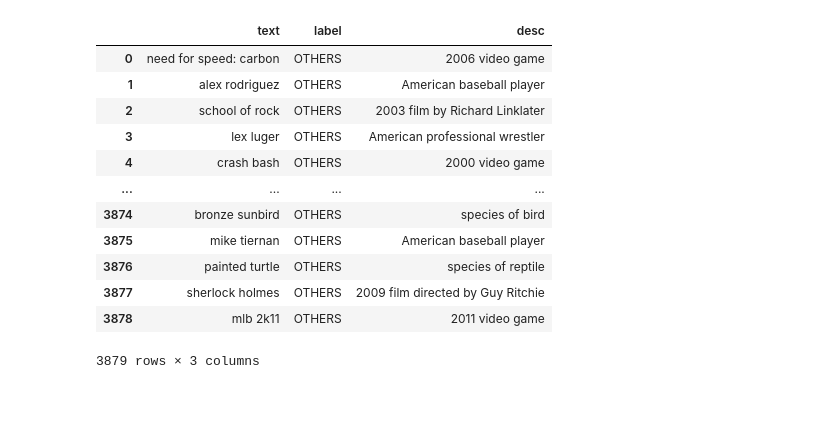
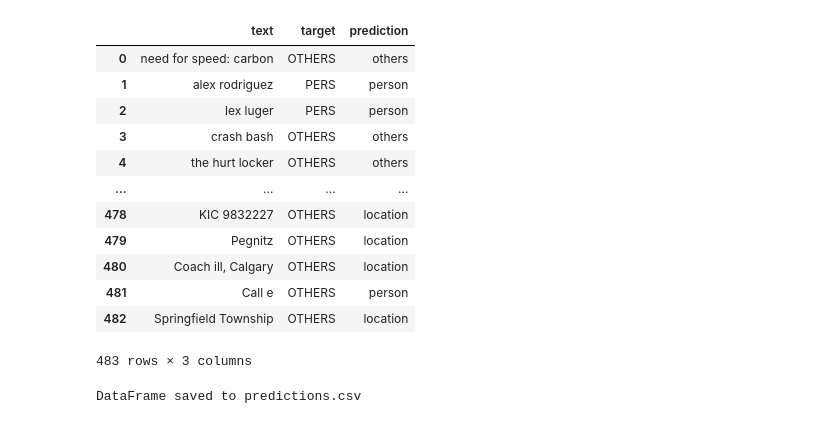
Before and after one commit to unimib-datAI/lamAPI, a Jupyter notebook: work/NE_lit_embeddings.ipynb, the cells around one changed output. Saved outputs shown, nothing was run; the diff lists cells and outputs as text; code cells hidden in the pictures.

Commit message:
GLINER model update

```diff
--- a/work/NE_lit_embeddings.ipynb
+++ b/work/NE_lit_embeddings.ipynb
@@ -10,16 +15,26 @@ module 'tensorflow' has no attribute 'data'
-# %%
-data
-# %% [output]
-|  | text | label | desc |
-| 0 | need for speed: carbon | OTHERS | 2006 video game |
-| 1 | alex rodriguez | OTHERS | American baseball player |
-| 2 | school of rock | OTHERS | 2003 film by Richard Linklater |
-| 3 | lex luger | OTHERS | American professional wrestler |
-| 4 | crash bash | OTHERS | 2000 video game |
-| ... | ... | ... | ... |
-| 3874 | bronze sunbird | OTHERS | species of bird |
-| 3875 | mike tiernan | OTHERS | American baseball player |
-| 3876 | painted turtle | OTHERS | species of reptile |
-| 3877 | sherlock holmes | OTHERS | 2009 film directed by Guy Ritchie |
-| 3878 | mlb 2k11 | OTHERS | 2011 video game |
-3879 rows × 3 columns
+# %%
+import pandas as pd
+
+csv_file_1 = './data/embedding_training_data/Round1_train.csv'
+csv_file_2 = './data/embedding_training_data/Round3_train.csv'
+csv_file_3 = './data/embedding_training_data/2T_train.csv'
+csv_file_4 = './data/embedding_training_data/HT2_train.csv'
+
+# Read the CSV files
+df1 = pd.read_csv(csv_file_1)
+df2 = pd.read_csv(csv_file_2)
+df3 = pd.read_csv(csv_file_3)
+df4 = pd.read_csv(csv_file_4)
+
+dataset = pd.concat([df1, df2, df3, df4], axis=0)
+# %%
+from gliner import GLiNER
+from collections import Counter
+import pandas as pd
+from tqdm import tqdm
+from multiprocessing import Pool
+
+# Assuming model is loaded
+model = GLiNER.from_pretrained("urchade/gliner_base")
+
+# 384 THE TOKEN LIMITS
@@ -25,0 +128,28 @@ data
+# %%
+df = pd.DataFrame(df)
+# %%
+df
+# %% [output]
+|  | text | target | prediction |
+| 0 | need for speed: carbon | OTHERS | others |
+| 1 | alex rodriguez | PERS | person |
+| 2 | lex luger | PERS | person |
+| 3 | crash bash | OTHERS | others |
+| 4 | the hurt locker | OTHERS | others |
+| ... | ... | ... | ... |
+| 478 | KIC 9832227 | OTHERS | location |
+| 479 | Pegnitz | OTHERS | location |
+| 480 | Coach ill, Calgary | OTHERS | location |
+| 481 | Call e | OTHERS | person |
+| 482 | Springfield Township | OTHERS | location |
+483 rows × 3 columns
+# %%
+# Convert the list of dictionaries into a DataFrame
+df = pd.DataFrame(df)
+
+# Save the DataFrame to a CSV file
+df.to_csv('./data/embedding_training_data/1_predictions.csv', index=False)
+
+print("DataFrame saved to predictions.csv")
+# %% [output]
+DataFrame saved to predictions.csv
```
Also changed, not shown: parts of 20 cells of this notebook, 3 other files.
